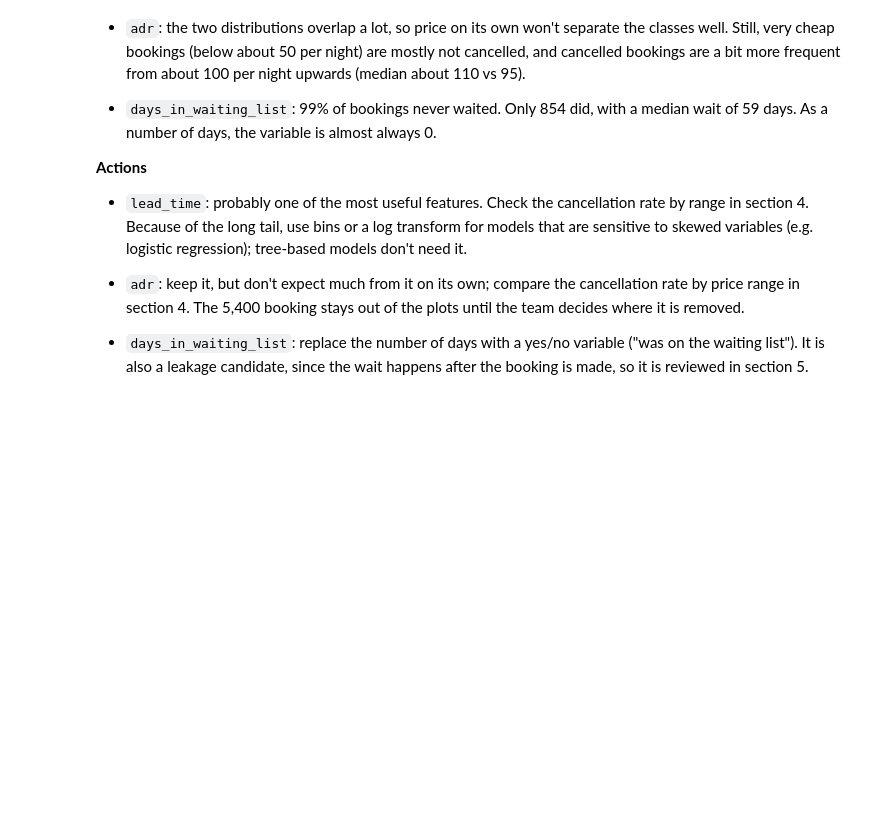
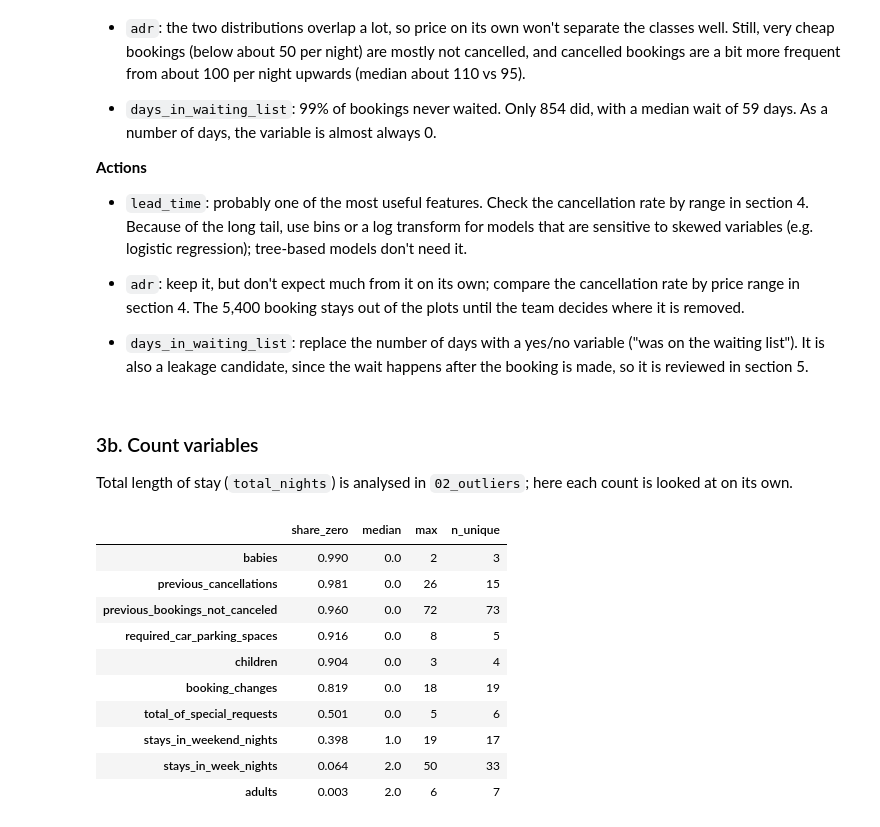
Before and after one commit to martinmon19/Assignment-MACHINE-LEARNING, a Jupyter notebook: notebooks/03_distributions.ipynb, the cells around one changed output. Drawn from its saved outputs; the diff is of its cells as text; code cells hidden in the pictures; blank space fills up the shorter version.

```diff
--- a/notebooks/03_distributions.ipynb
+++ b/notebooks/03_distributions.ipynb
@@ -259,3 +259,27 @@ Name: days_in_waiting_list, dtype: float64
 - `days_in_waiting_list`: replace the number of days with a yes/no variable ("was on the waiting
   list"). It is also a leakage candidate, since the wait happens after the booking is made, so it is
   reviewed in section 5.
+# %% [markdown]
+### 3b. Count variables
+
+Total length of stay (`total_nights`) is analysed in `02_outliers`; here each count is looked at on its own.
+# %%
+counts_summary = pd.DataFrame({
+    "share_zero": (df[numerical_counts] == 0).mean().round(3),
+    "median": df[numerical_counts].median(),
+    "max": df[numerical_counts].max(),
+    "n_unique": df[numerical_counts].nunique(),
+})
+counts_summary.sort_values("share_zero", ascending=False)
+# %% [output]
+|  | share_zero | median | max | n_unique |
+| babies | 0.990 | 0.0 | 2 | 3 |
+| previous_cancellations | 0.981 | 0.0 | 26 | 15 |
+| previous_bookings_not_canceled | 0.960 | 0.0 | 72 | 73 |
+| required_car_parking_spaces | 0.916 | 0.0 | 8 | 5 |
+| children | 0.904 | 0.0 | 3 | 4 |
+| booking_changes | 0.819 | 0.0 | 18 | 19 |
+| total_of_special_requests | 0.501 | 0.0 | 5 | 6 |
+| stays_in_weekend_nights | 0.398 | 1.0 | 19 | 17 |
+| stays_in_week_nights | 0.064 | 2.0 | 50 | 33 |
+| adults | 0.003 | 2.0 | 6 | 7 |
```
Also changed, not shown: parts of 3 cells of this notebook.
